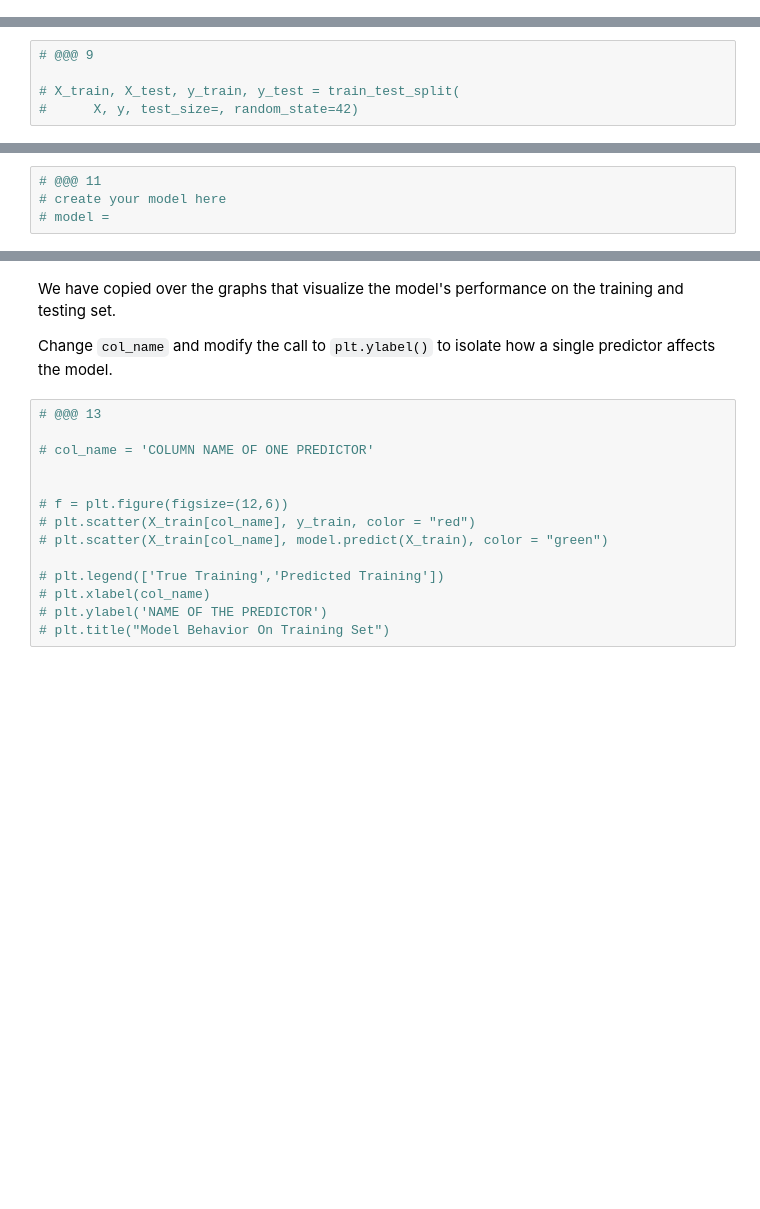
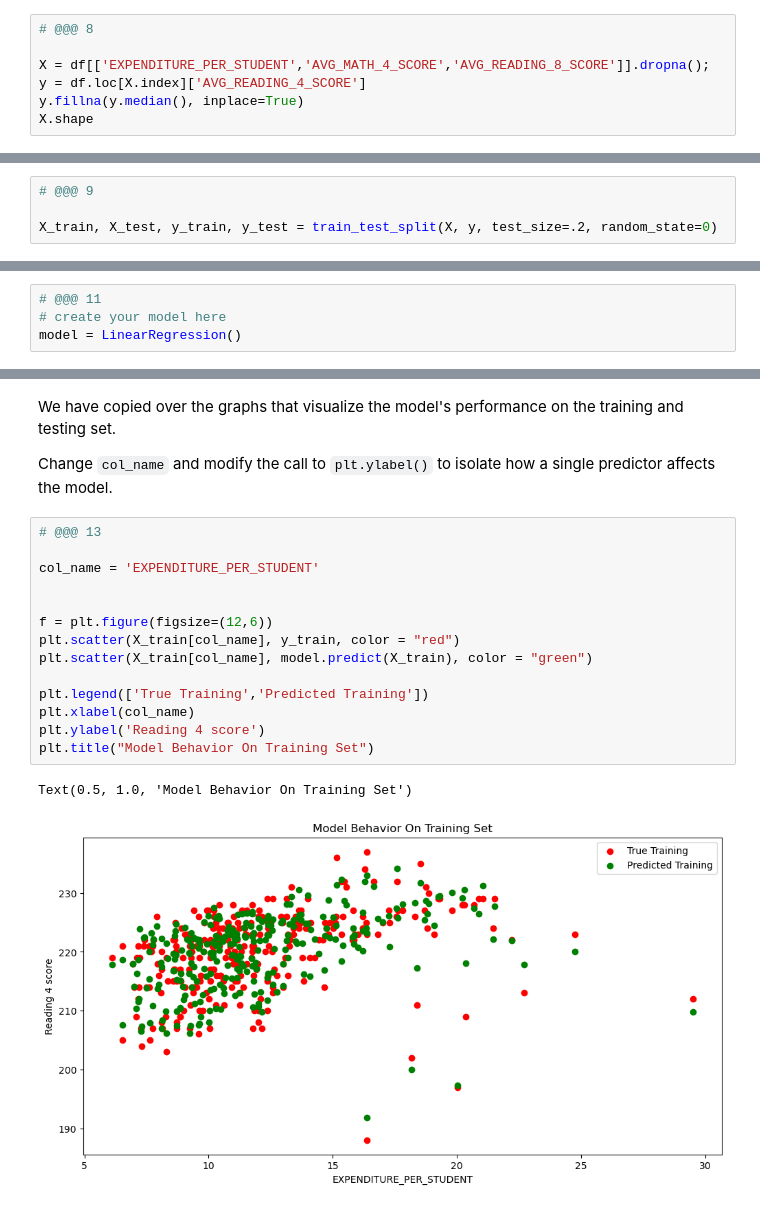
Before and after one commit to ryw27/MDST-Onboarding, a Jupyter notebook: tutorial1/checkpoint1.ipynb, the cells around one changed output, grey strips where cells are left out. Cells and saved outputs as stored; diff of their text form; blank space fills up the shorter version.

```diff
--- a/tutorial1/checkpoint1.ipynb
+++ b/tutorial1/checkpoint1.ipynb
@@ -154,0 +173,7 @@ from sklearn.model_selection import train_test_split
+# %%
+# @@@ 8
+
+X = df[['EXPENDITURE_PER_STUDENT','AVG_MATH_4_SCORE','AVG_READING_8_SCORE']].dropna();
+y = df.loc[X.index]['AVG_READING_4_SCORE']
+y.fillna(y.median(), inplace=True)
+X.shape
@@ -155,8 +182,7 @@ from sklearn.model_selection import train_test_split
 # %%
 # @@@ 9
 
-# X_train, X_test, y_train, y_test = train_test_split(
-#      X, y, test_size=, random_state=42)
+X_train, X_test, y_train, y_test = train_test_split(X, y, test_size=.2, random_state=0)
 # %% [markdown]
 <h2> Prediction </h2>
 # %% [markdown]
@@ -167,6 +194,6 @@ ML Models [Resource](https://medium.com/@vijaya.beeravalli/comparison-of-machine
 # %%
 # @@@ 11
 # create your model here
-# model =
+model = LinearRegression()
 # %%
 model.fit(X_train, y_train)
@@ -185,17 +229,20 @@ Change `col_name` and modify the call to `plt.ylabel()` to isolate how a single
 # %%
 # @@@ 13
 
-# col_name = 'COLUMN NAME OF ONE PREDICTOR'
+col_name = 'EXPENDITURE_PER_STUDENT'
 
 
-# f = plt.figure(figsize=(12,6))
-# plt.scatter(X_train[col_name], y_train, color = "red")
-# plt.scatter(X_train[col_name], model.predict(X_train), color = "green")
+f = plt.figure(figsize=(12,6))
+plt.scatter(X_train[col_name], y_train, color = "red")
+plt.scatter(X_train[col_name], model.predict(X_train), color = "green")
 
-# plt.legend(['True Training','Predicted Training'])
-# plt.xlabel(col_name)
-# plt.ylabel('NAME OF THE PREDICTOR')
-# plt.title("Model Behavior On Training Set")
+plt.legend(['True Training','Predicted Training'])
+plt.xlabel(col_name)
+plt.ylabel('Reading 4 score')
+plt.title("Model Behavior On Training Set")
+# %% [output]
+Text(0.5, 1.0, 'Model Behavior On Training Set')
+[figure, added]
 # %%
 # @@@ 14
 
```
Also changed, not shown: parts of 12 cells of this notebook.
